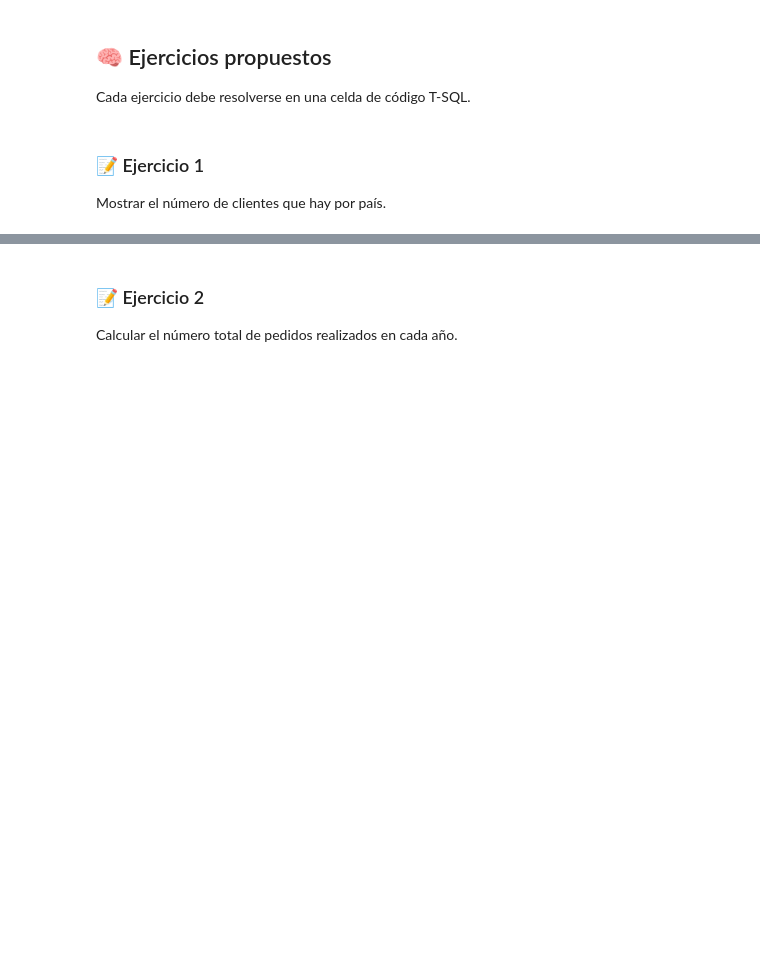
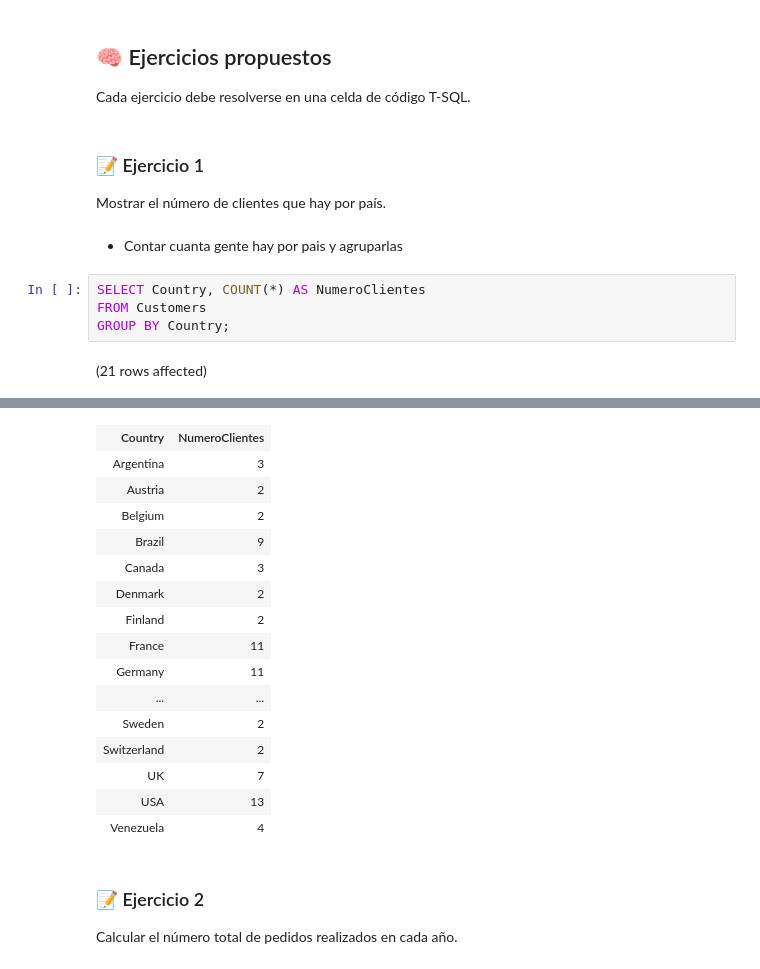
Before and after one commit to c04o/select-queries, a Jupyter notebook: taller.ipynb, the cells around one changed output, grey strips where cells are left out. Drawn from its saved outputs; the diff is of its cells as text; blank space fills up the shorter version.

```diff
--- a/taller.ipynb
+++ b/taller.ipynb
@@ -26,3 +26,11 @@ Cada ejercicio debe resolverse en una celda de código T-SQL.
 # %% [markdown]
 ### 📝 Ejercicio 1
 Mostrar el número de clientes que hay por país.
+# %% [markdown]
+- Contar cuanta gente hay por pais y agruparlas
+# %%
+SELECT Country, COUNT(*) AS NumeroClientes
+FROM Customers
+GROUP BY Country;
+# %% [output]
+(21 rows affected)
@@ -29,3 +38,19 @@ Mostrar el número de clientes que hay por país.
+| Country | NumeroClientes |
+| Argentina | 3 |
+| Austria | 2 |
+| Belgium | 2 |
+| Brazil | 9 |
+| Canada | 3 |
+| Denmark | 2 |
+| Finland | 2 |
+| France | 11 |
+| Germany | 11 |
+| ... | ... |
+| Sweden | 2 |
+| Switzerland | 2 |
+| UK | 7 |
+| USA | 13 |
+| Venezuela | 4 |
 # %% [markdown]
 ### 📝 Ejercicio 2
 Calcular el número total de pedidos realizados en cada año.
```
Also changed, not shown: parts of 13 cells of this notebook, 1 other file.
